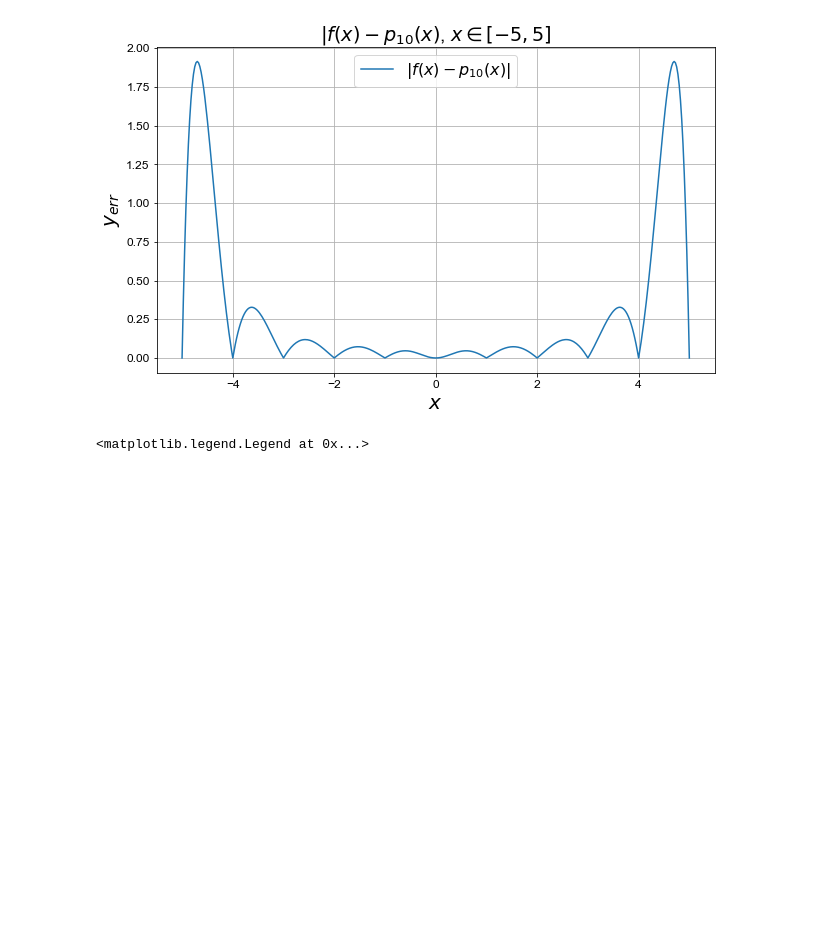
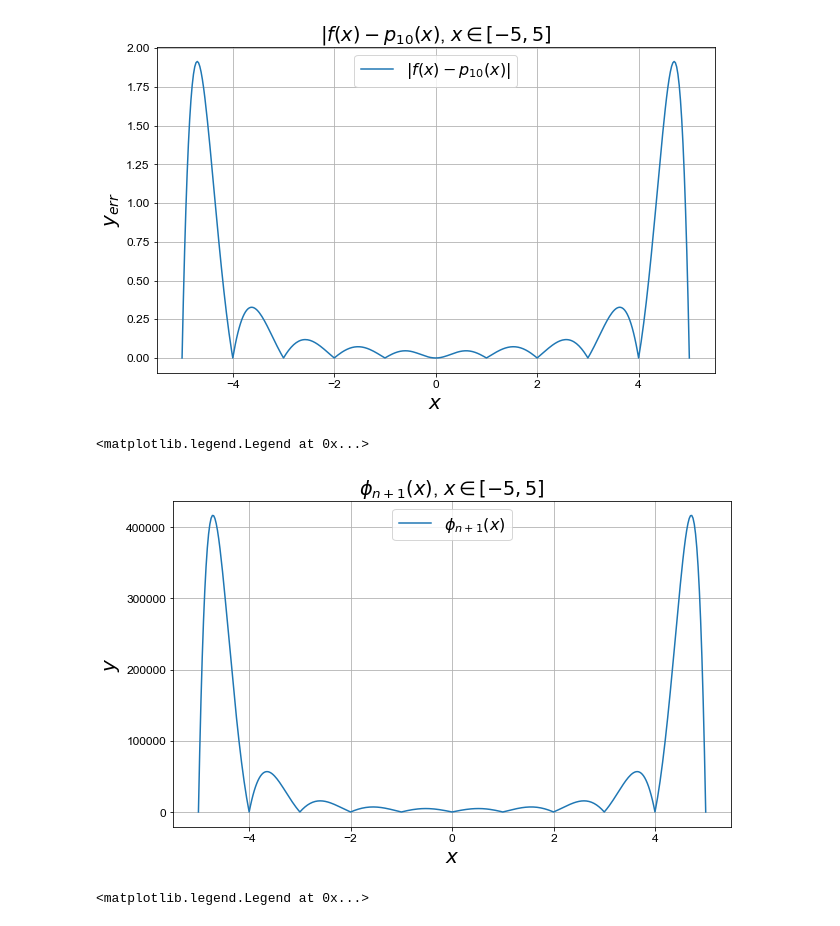
Before and after one commit to andy-rash/MATH3316, a Jupyter notebook: Project3/MATH3316-Project3/doc/RobertRash_MATH3316_Project3.ipynb, the cells around one changed output. Cells and saved outputs as stored; diff of their text form; code cells hidden in the pictures; blank space fills up the shorter version.

Commit message:
current state of report

```diff
--- a/Project3/MATH3316-Project3/doc/RobertRash_MATH3316_Project3.ipynb
+++ b/Project3/MATH3316-Project3/doc/RobertRash_MATH3316_Project3.ipynb
@@ -273,6 +381,21 @@ pylab.legend(('$|f(x) - p_{10}(x)|$',))
 # %% [output]
 <matplotlib.legend.Legend at 0x...>
 [figure]
+# %%
+# plot in your report the graphs of phi_{n+1}(x) for
+# the (n + 1) = 11 equally distributed nodes
+
+pylab.plot(data['x_10'], data['runge_uniform_omega10'])
+
+pylab.title('$\phi_{n+1}(x)$, $x \in [-5, 5]$')
+pylab.xlabel('$x$')
+pylab.ylabel('$y$')
+pylab.grid()
+
+pylab.legend(('$\phi_{n+1}(x)$',))
+# %% [output]
+<matplotlib.legend.Legend at 0x...>
+[figure, added]
 # %%
 # plot the interpolating polynomial p_n(x) and the data generating function f(x) in the same figure
 # here, n = 20
```
Also changed, not shown: parts of 27 cells of this notebook.
